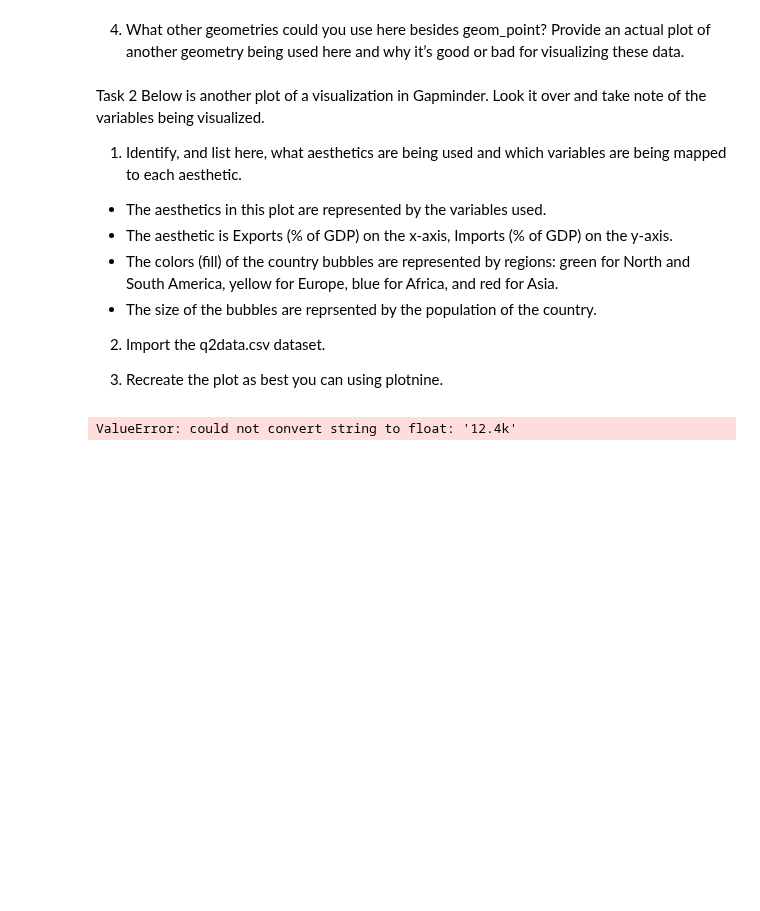
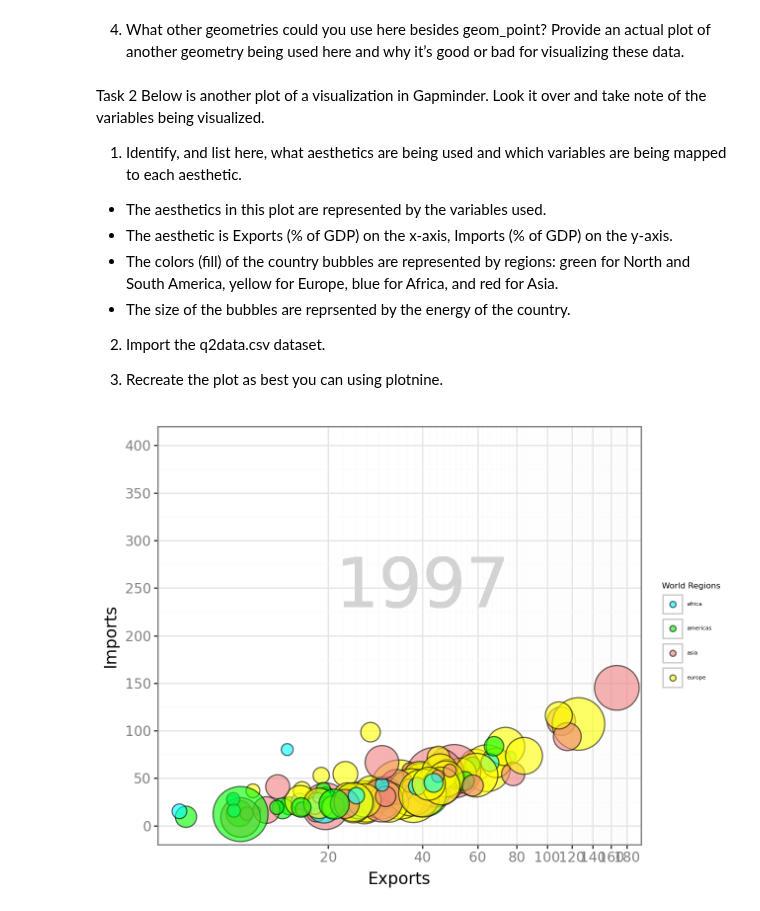
Before and after one commit to summerchurby/GSB-544, a Jupyter notebook: Lab1_Gapminder.ipynb, the cells around one changed output. Cells and saved outputs as stored; diff of their text form; code cells hidden in the pictures; blank space fills up the shorter version.

```diff
--- a/Lab1_Gapminder.ipynb
+++ b/Lab1_Gapminder.ipynb
@@ -61,7 +61,7 @@ Below is another plot of a visualization in Gapminder. Look it over and take not
 - The aesthetics in this plot are represented by the variables used.
 - The aesthetic is Exports (% of GDP) on the x-axis, Imports (% of GDP) on the y-axis.
 - The colors (fill) of the country bubbles are represented by regions: green for North and South America, yellow for Europe, blue for Africa, and red for Asia.
-- The size of the bubbles are reprsented by the population of the country.
+- The size of the bubbles are reprsented by the energy of the country.
 
 2. Import the q2data.csv dataset.
 
@@ -74,25 +74,26 @@ q2data = q2data.dropna()
 # %%
 # Create plot
 
+q2data['energy'] = q2data['energy'].str.replace('k', '').astype(float) * 1000
 
 (ggplot(q2data,
     aes(x = "exports", y = "imports", size = "energy", fill = "four_regions"))
-    + geom_text(aes(x = 7000, y = 60, label = "1997"), size = 12, color = "lightgrey")
+    + geom_text(aes(x = 40, y = 250, label = "1997"), size = 50, color = "lightgrey")
     + geom_point(alpha = 0.6, color = "black", stroke = 0.5)
     + labs(x = "Exports", y = "Imports", fill = "World Regions")
     + scale_size(range = (.1, 24))
-    + scale_x_log10(limits = (0, 128000),
-    breaks = [500, 1000, 2000, 4000, 8000, 16000, 32000, 64000],
-    labels = ["500", "1000", "2000", "4000", "8000", "16000", "32000", "64000"])
-    + scale_y_continuous(limits = (10, 90), breaks = range(10, 91, 10))
+    + scale_x_log10(limits = (0, 200),
+    breaks = [20, 40, 60, 80, 100, 120, 140, 160, 180],
+    labels = ["20", "40", "60", "80", "100", "120", "140", "160", "180"])
+    + scale_y_continuous(limits = (0, 400), breaks = range(0, 401, 50))
     + scale_fill_manual(values = {"africa": "aqua", "americas": "lime", "europe": "yellow", "asia": "lightcoral"})
     + theme_bw()
     + guides(size = False, fill = guide_legend(override_aes = {"size": 2}))
     + theme(text = element_text(family = "Keyboard", size = 14),
     axis_title = element_text(family = "Keyboard", size = 12, color = "black"),
     axis_text = element_text(family = "Keyboard", size = 10, color = "gray"),
     legend_title = element_text(size = 6),
     legend_text = element_text(size = 4))
     )
 # %% [output]
-ValueError: could not convert string to float: '12.4k'
+[figure, added]
```
